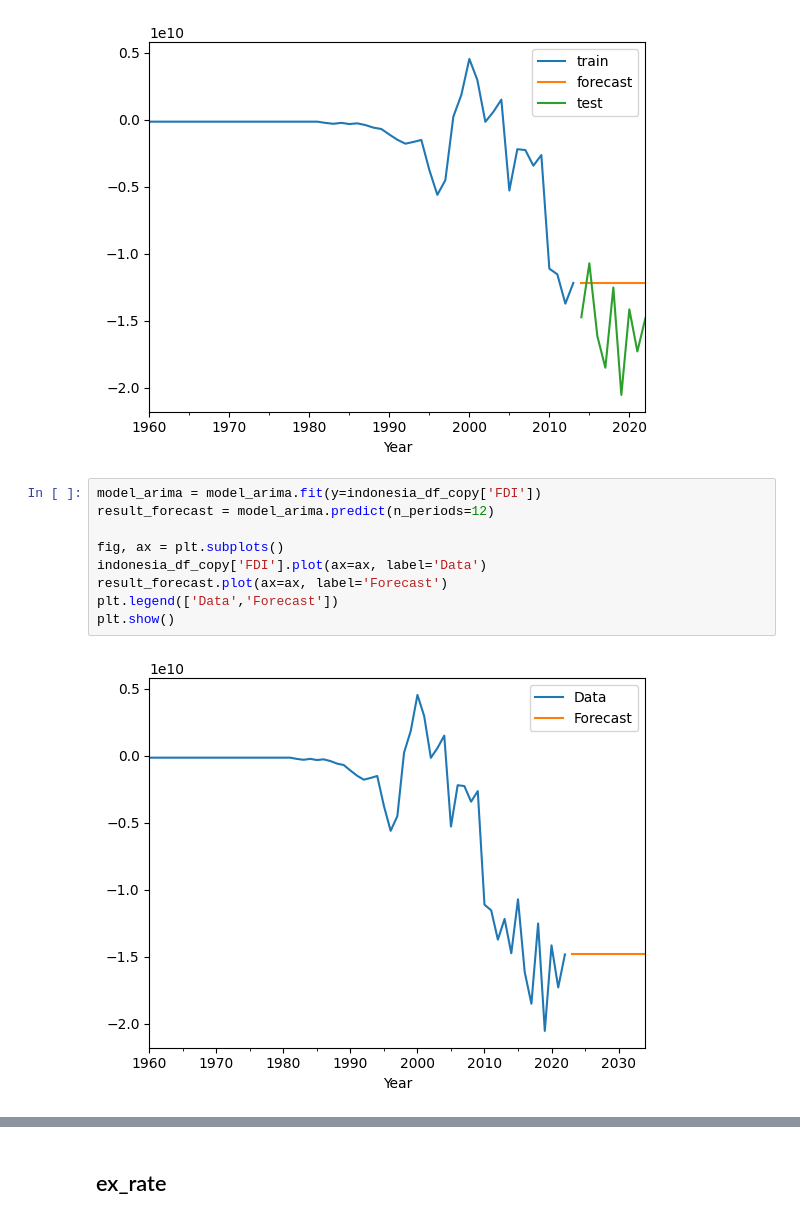
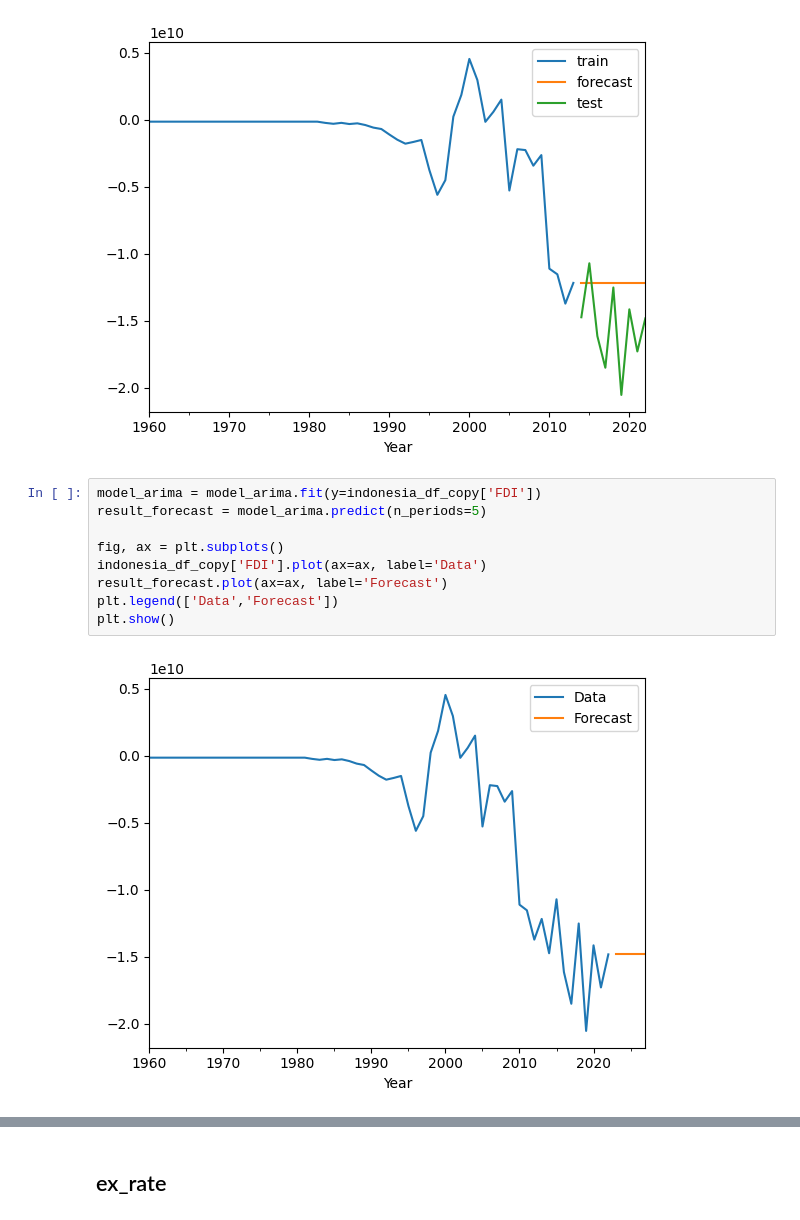
Before and after one commit to rizal-mujahiddan/Analyst_Economy_Indonesia, a Jupyter notebook: world-development-indicators-code.ipynb, the cells around one changed output, grey strips where cells are left out. Cells and saved outputs as stored; diff of their text form.

```diff
--- a/world-development-indicators-code.ipynb
+++ b/world-development-indicators-code.ipynb
@@ -1790,15 +1791,15 @@ MAPE : 0.2163781289068453
 [figure]
 # %%
 model_arima = model_arima.fit(y=indonesia_df_copy['FDI'])
-result_forecast = model_arima.predict(n_periods=12)
+result_forecast = model_arima.predict(n_periods=5)
 
 fig, ax = plt.subplots()
 indonesia_df_copy['FDI'].plot(ax=ax, label='Data')
 result_forecast.plot(ax=ax, label='Forecast')
 plt.legend(['Data','Forecast'])
 plt.show()
 # %% [output]
-[figure, old version]
+[figure, new version]
 # %%
 model_arima.summary()
 # %% [output]
```
Also changed, not shown: parts of 28 cells of this notebook.
